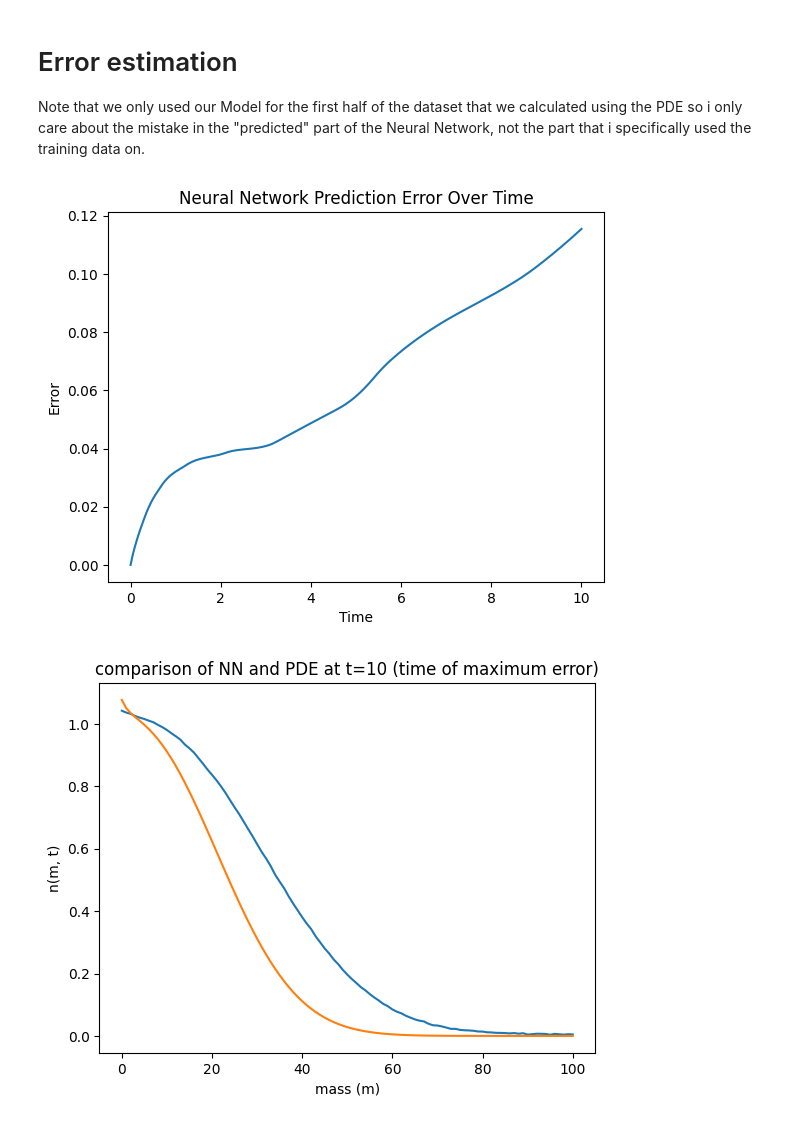
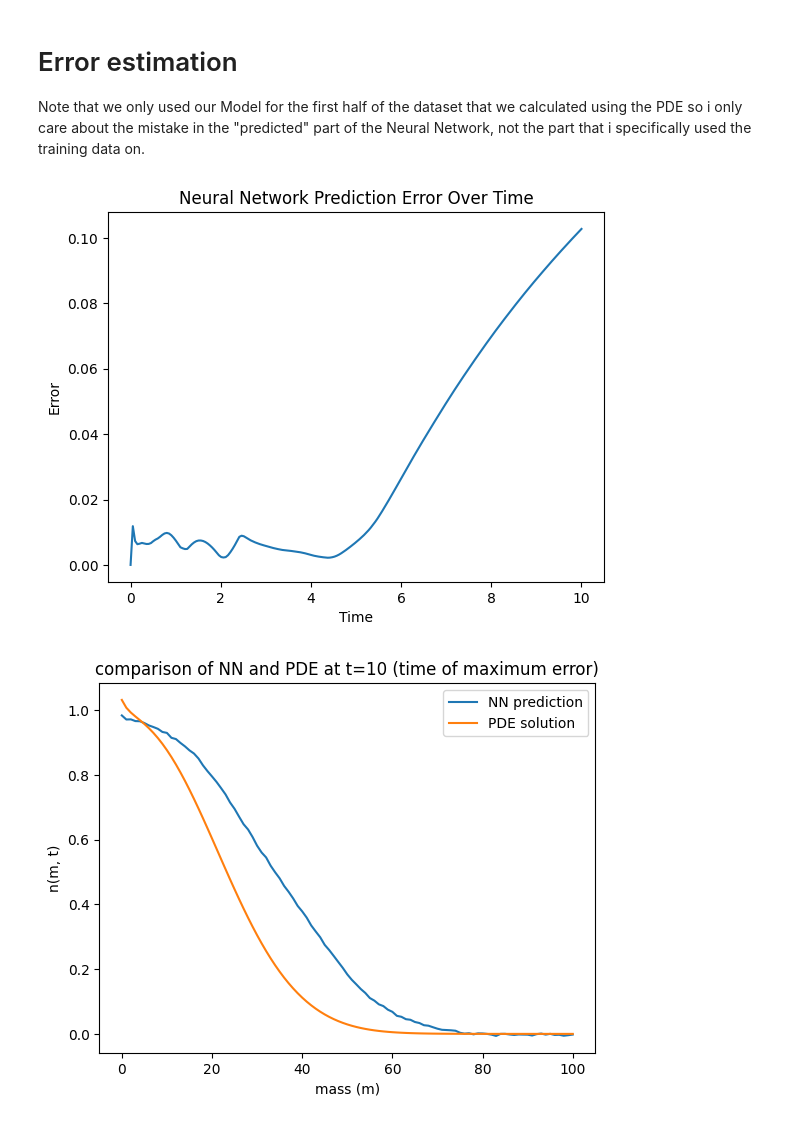
Before and after one commit to therealtoby1/Master, a Jupyter notebook: Cell_growth_integro_diff.ipynb, the cells around one changed output. Saved outputs shown, nothing was run; the diff lists cells and outputs as text; code cells hidden in the pictures.

Commit message:
Substrate estimation

```diff
--- a/Cell_growth_integro_diff.ipynb
+++ b/Cell_growth_integro_diff.ipynb
@@ -182,7 +182,9 @@ value n(m, t+1). Since the System itself is not directly dependent on time, the
 [n(m,t);n(m,t+1)],[n(m,t+1),n(m,t+2)]...
 the subsequent use of the function could then be used to compute the system state after an arbitrarily chosen time t, e.g
 n(m,t+2)~   f(n(m,t+1))~    f(f(n(m,t)))
-firstly we prepare the data: half the data will be used to train, the other half for validation
+firstly we prepare the data:one part of the data will be used to train, the rest half for validation
+the input data will be sol.y[:-1,t] and the output data will be sol.y[:,t], since the end-goal is to estimate the Substrate concentration
+purely by the initial mass distribution!
 to access the solution at time t we use sol.y[:-1, t] with t being the timestep we evaluated the pde at
 '''
 import torch as torch
@@ -190,7 +192,7 @@ import torch.nn as nn
 
 
 Xtrain = sol.y[:-1, 0:int(timesteps/2)-1].T  # shape: (timesteps-1, 101)
-X_train = sol.y[:-1, 1:int(timesteps/2)].T   # shape: (timesteps-1, 101)
+X_train = sol.y[:, 1:int(timesteps/2)].T   # shape: (timesteps-1, 101)
 dim=M+1         #number of mass increments from m_min to m_max
 
 
@@ -201,10 +203,10 @@ class Neuralnetwork (nn.Module):
         super(Neuralnetwork, self).__init__()
         self.model = nn.Sequential(
             nn.Linear(dim, 256),
-            nn.ReLU(),
+            nn.ReLU(),              #ReLU so no vanishing Gradient and also because it's pretty established...
             nn.Linear(256, 128),
             nn.ReLU(),
-            nn.Linear(128, dim)
+            nn.Linear(128, dim+1)      #the output layer adds 1 dimension (the substrate concentration that should also be estimated by this model!)
         )
     def forward(self, x):
         return self.model(x)
@@ -221,7 +223,7 @@ print(X_tensor.shape)
 Y_tensor = torch.tensor(X_train, dtype=torch.float32)
 print(Y_tensor.shape)
 
-for epoch in range(10000):
+for epoch in range(1000):
     optimizer.zero_grad()
     output = model(X_tensor)
     loss = criterion(output, Y_tensor)
@@ -230,18 +232,14 @@ for epoch in range(10000):
     if epoch % 1000 == 0:
         print(f"Epoch {epoch}, Loss: {loss.item():.6f}")
 
-solutions=[]
+
 #for visualization we need to detach the tensors from the computational graph (graph tracks gradients for backpropagation,
 #but we only care for the numbers for plotting)
 #you would propagate the model like this: i'll prbbly do it tomorrow in a loop as well as the error estimaton...
 n01_pred = (model(torch.tensor(n0, dtype=torch.float32))).detach().numpy()
-n02_pred=model(torch.tensor(n01_pred,dtype=torch.float32)).detach().numpy()
-n03_pred=model(torch.tensor(n02_pred,dtype=torch.float32)).detach().numpy()
 
-# plt.plot(n0)
 # plt.plot(n01_pred)
-# plt.plot(n02_pred)
-# plt.plot(n03_pred)
+
 
 # plt.plot(sol.y[:-1,3]/n03_pred)
 # %% [output]
@@ -260,10 +249,10 @@ Epoch 9000, Loss: 0.000002
 # %%
 # Now we can use the model to predict the population distribution at future timesteps
-solution=[n0]
+solution=[y0]
 for i in range (0,timesteps-1):
 
     nprev=solution[i]
-    ni=model(torch.tensor(nprev,dtype=torch.float32)).detach().numpy()
+    ni=model(torch.tensor(nprev[:-1],dtype=torch.float32)).detach().numpy()
     solution.append(ni)
 
 
@@ -272,7 +261,7 @@ timesteps_nn = len(solution)
 T_nn, M_nn = np.meshgrid(t_eval[:timesteps_nn], m)
 
 # Convert solution list to numpy array and transpose for correct shape
-N_nn = np.array(solution)  # shape: (timesteps_nn, len(m))
+N_nn = np.array(solution) [:,:-1] # shape: (timesteps_nn, len(m))
 
 
 # Create 3D plot
@@ -289,4 +278,8 @@ ax.set_title('Neural Network Population Distribution Over Time (3D)')
 
 fig.colorbar(surf, ax=ax, shrink=0.5, aspect=5)
 plt.show()
+
+#Substrate concentration:
+plt.plot(t_eval[:timesteps],np.array(solution)[:,-1])
+plt.show()
 # %% [output]
@@ -295,31 +289,42 @@ plt.show()
 # Error estimation
 Note that we only used our Model for the first half of the dataset that we calculated using the PDE so i only care about the mistake in the "predicted" part of the Neural Network, not the part that i specifically used the training data on.
 # %%
-error=[]# Calculate the error between the neural network predictions and the original solution
+error=[]
+# Calculate the error between the neural network predictions and the original solution (only for the Mass distribution!! not the substrate)
 for i in range(timesteps_nn):
     er=0
 
     for j in range (M+1):
         er+= np.linalg.norm(N_nn[i, j] - sol.y[:-1, i][j])/(M+1)
     error.append(er)
 
 
 # Plot error over time as a separate plot
 plt.figure()
 plt.plot(t_eval[:timesteps], error)
 plt.xlabel('Time')
 plt.ylabel('Error')
 plt.title('Neural Network Prediction Error Over Time')
 plt.show()
 
 #
 plt.figure()
 plt.title('comparison of NN and PDE at t=10 (time of maximum error)')
 plt.plot(N_nn[199])
 plt.plot(sol.y[:-1, 199])
 plt.xlabel('mass (m)')
 plt.ylabel('n(m, t)')
+plt.legend(['NN prediction', 'PDE solution'])
 plt.show()
+
+plt.figure()
+plt.title('comparison of substrate concentration ')
+plt.plot(t_eval[:timesteps],sol.y[-1])
+plt.plot(t_eval[:timesteps],np.array(solution)[:,-1])
+plt.legend(['Substrate concentration','NN Substrate prediction'])
+plt.xlabel('Time')
+plt.ylabel('Substrate concentration')
+plt.show()
 # %% [output]
-[figure, old version]
+[figure, new version]
-[figure, old version]
+[figure, new version]
```
Also changed, not shown: parts of 6 cells of this notebook.
